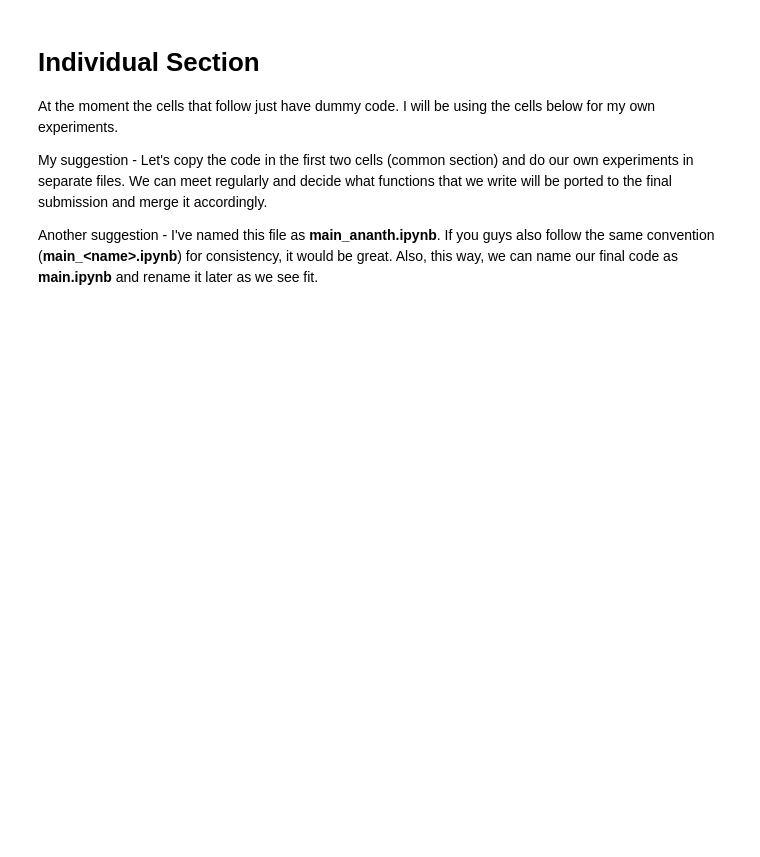
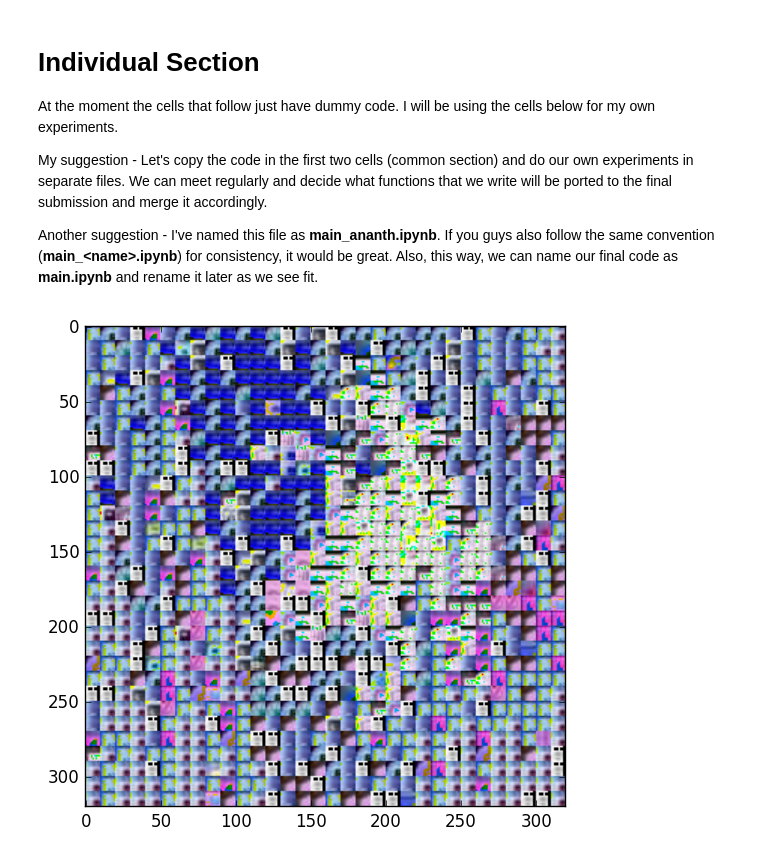
Before and after one commit to saraghav/ECE524_FinalProject, a Jupyter notebook: main_ananth.ipynb, the cells around one changed output. Cells and saved outputs as stored; diff of their text form; code cells hidden in the pictures; blank space fills up the shorter version.

Commit message:
First cut at implementing mosaic generation

```diff
--- a/main_ananth.ipynb
+++ b/main_ananth.ipynb
@@ -6,7 +6,7 @@ Functions and Function usage examples are in the two cells that follow
 # As far as I've read, there's no simple way of directly sharing code
 #   across .ipynb notebooks; which really sucks.
 
-using Images, DataFrames, FixedPointNumbers, PyPlot, Colors
+using Images, DataFrames, FixedPointNumbers, PyPlot, Colors, ProgressMeter
 
 # loads all jpg image files inside the directory
 function get_image_files(image_dir)
@@ -15,7 +15,7 @@ function get_image_files(image_dir)
     dir_contents = [ join([image_dir, dir_contents[i]], "/") for i in 1:length(dir_contents) ]
 
     # retain only jpg image files
-    image_files = filter(x->ismatch(r".jpg$", x), dir_contents)
+    image_files = filter(x->ismatch(r"(.jpg$)|(.jpeg$)"i, x), dir_contents)
 
     # return the paths to the jpg image files
     return image_files
@@ -56,4 +56,12 @@ function load_cellarray_mats_as_images(images_mat)
     return images
 end
 
+# silly way to make all images the same size
+function subsample_cellarray_mats(images_mat, desired_size)
+    for (image_n, image) in enumerate(images_mat)
+        images_mat[image_n] = image[1:desired_size[2], 1:desired_size[1], :]
+    end
+    return images_mat
+end
+
 ; # suppress display
@@ -91,0 +88,12 @@ println(maximum(image_sizes[:,2]))
+# %%
+# load data
+image_files = get_image_files("./beer1800")
+images_mat = load_images_as_cellarray_mats(image_files)
+desired_size = (10,10)
+images_mat = subsample_cellarray_mats(images_mat, desired_size)
+
+test_image_files = get_image_files("./test_images")
+test_images_mat = load_images_as_cellarray_mats(test_image_files)
+test_image = test_images_mat[1]
+
+; # to suppress display
@@ -91,0 +155,5 @@ println(maximum(image_sizes[:,2]))
+# %%
+# check how well we did
+imshow(mosaic_image);
+# %% [output]
+[figure, added]
```
Also changed, not shown: parts of 5 cells of this notebook.
